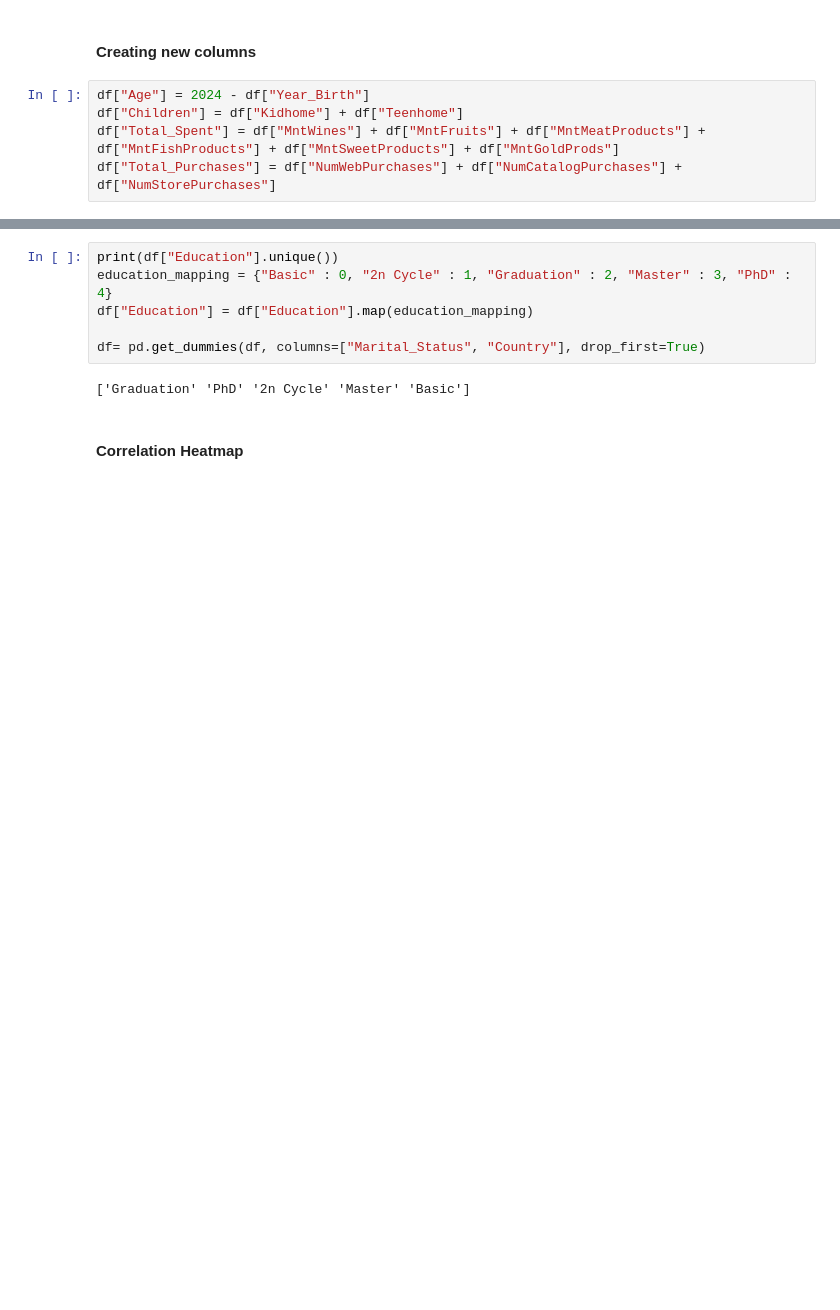
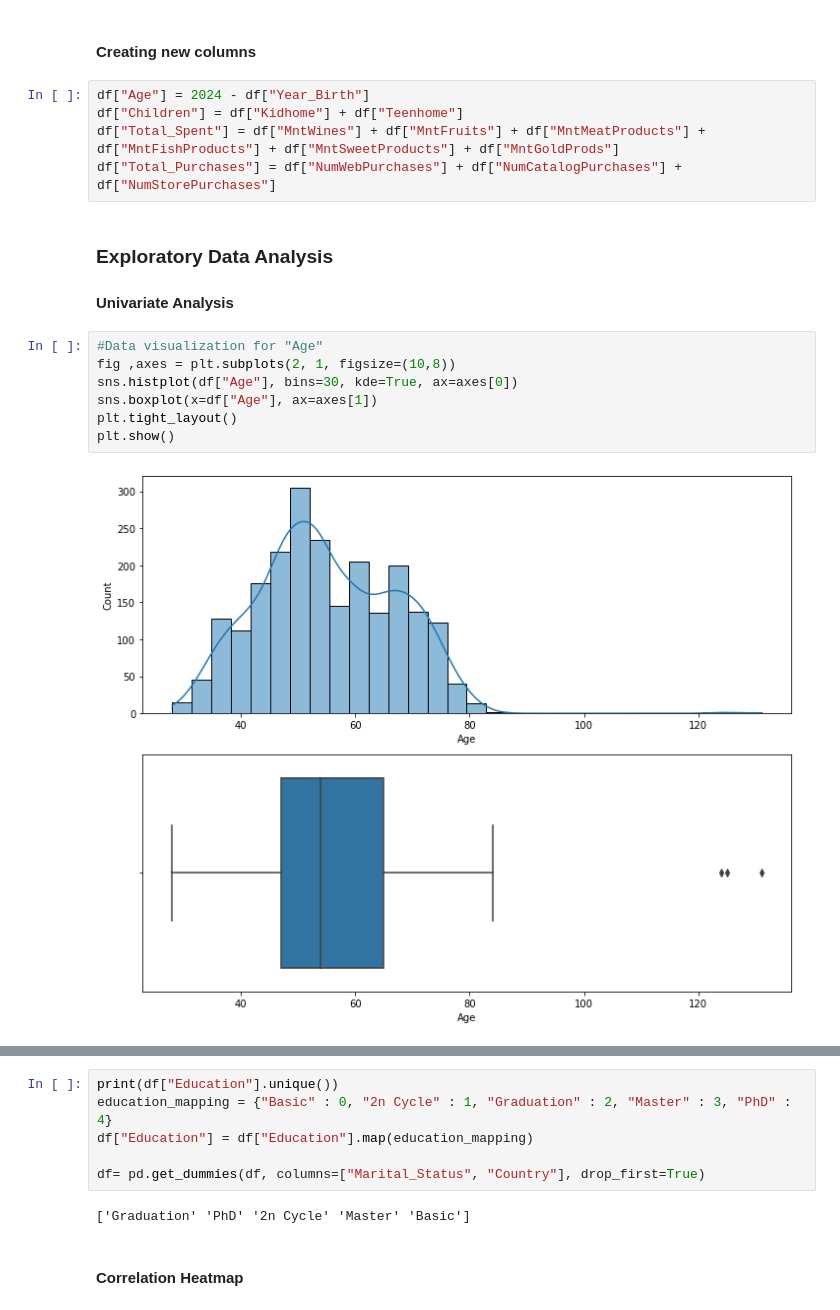
Before and after one commit to NitinJayavarapu12/Marketing-campaigns, a Jupyter notebook: Marketing_campaigns.ipynb, the cells around one changed output, grey strips where cells are left out. Cells and saved outputs as stored; diff of their text form; blank space fills up the shorter version.

```diff
--- a/Marketing_campaigns.ipynb
+++ b/Marketing_campaigns.ipynb
@@ -150,3 +151,15 @@ df["Age"] = 2024 - df["Year_Birth"]
 df["Children"] = df["Kidhome"] + df["Teenhome"]
 df["Total_Spent"] = df["MntWines"] + df["MntFruits"] + df["MntMeatProducts"] + df["MntFishProducts"] + df["MntSweetProducts"] + df["MntGoldProds"]
 df["Total_Purchases"] = df["NumWebPurchases"] + df["NumCatalogPurchases"] + df["NumStorePurchases"]
+# %% [markdown]
+### Exploratory Data Analysis
+#### Univariate Analysis
+# %%
+#Data visualization for "Age"
+fig ,axes = plt.subplots(2, 1, figsize=(10,8))
+sns.histplot(df["Age"], bins=30, kde=True, ax=axes[0])
+sns.boxplot(x=df["Age"], ax=axes[1])
+plt.tight_layout()
+plt.show()
+# %% [output]
+[figure, added]
```
Also changed, not shown: parts of 15 cells of this notebook.
